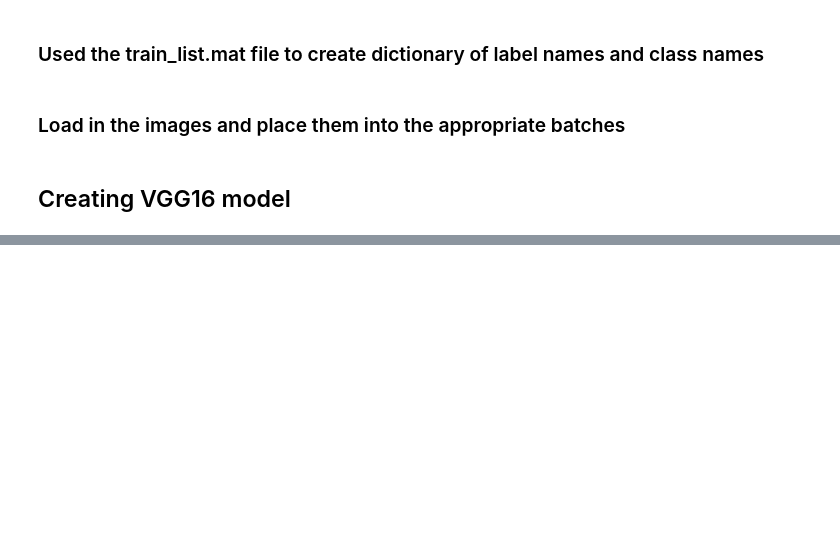
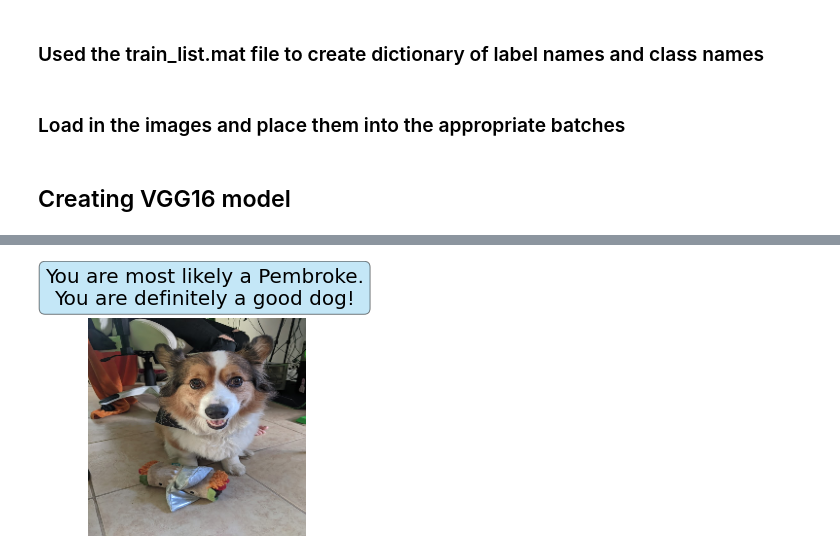
Before and after one commit to nguyenbel/whos-a-good-boy, a Jupyter notebook: dogs_model_testing.ipynb, the cells around one changed output, grey strips where cells are left out. Cells and saved outputs as stored; diff of their text form; code cells hidden in the pictures; blank space fills up the shorter version.

```diff
--- a/dogs_model_testing.ipynb
+++ b/dogs_model_testing.ipynb
@@ -265,0 +364,4 @@ Epoch 5/8
+# %%
+vgg_breed_predict('extras/demo/Thor3.jpg', breeds)
+# %% [output]
+[figure, added]
```
Also changed, not shown: parts of 58 cells of this notebook, 15 other files.
